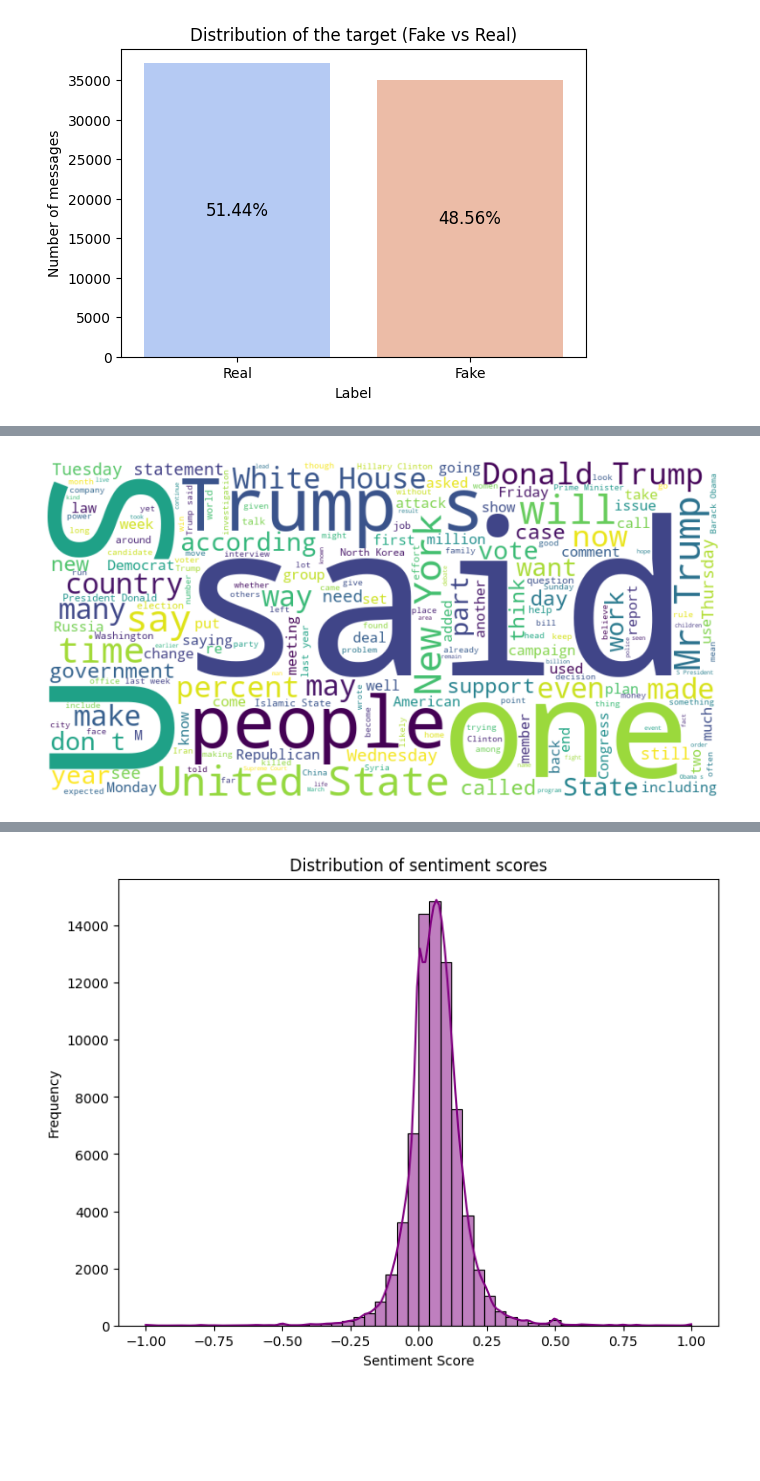
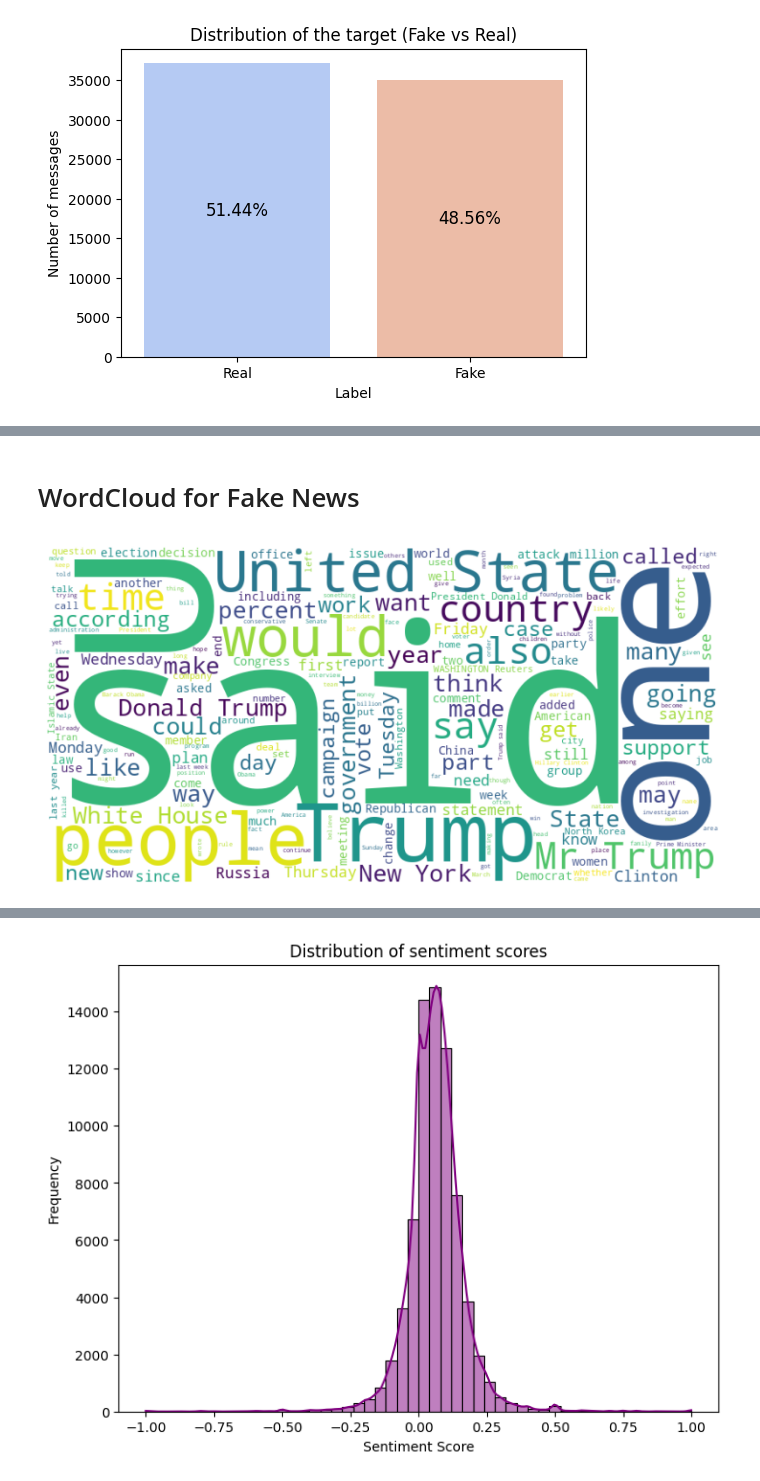
Before and after one commit to katjaweb/mlops-fake-news-prediction, a Jupyter notebook: fake-news-detection.ipynb, the cells around one changed output, grey strips where cells are left out. Drawn from its saved outputs; the diff is of its cells as text; code cells hidden in the pictures; blank space fills up the shorter version.

```diff
--- a/fake-news-detection.ipynb
+++ b/fake-news-detection.ipynb
@@ -567,36 +443,0 @@ df.sort_values(by='text', ascending= False).head(50)[['title', 'text', 'label']]
-# %%
-text = ' '.join(title for title in df['text'])
-
-# all_text = ' '.join(df['text'].dropna())
-# wordcloud = WordCloud(stopwords=stop_words, background_color='white', max_words=100).generate(all_text)
-
-wordcloud = WordCloud(
-    stopwords=stopWords,
-    width=800,
-    height=400,
-    background_color='white',
-    colormap='viridis',
-    max_words=100
-).generate(text)
-
-plt.figure(figsize=(10, 5))
-plt.imshow(wordcloud, interpolation='bilinear')
-plt.axis('off')  # Keine Achsen anzeigen
-plt.show()
-# %%
-text = ' '.join(title for title in df['title_text'])
-
-# Erstellen der Wordcloud
-wordcloud = WordCloud(
-    width=800,
-    height=400,
-    background_color='white',
-    colormap='viridis',
-    max_words=100
-).generate(text)
-
-# Plotten der Wordcloud
-plt.figure(figsize=(10, 5))
-plt.imshow(wordcloud, interpolation='bilinear')
-plt.axis('off')  # Keine Achsen anzeigen
-plt.show()
@@ -603,5 +446,7 @@ plt.show()
+# %%
+df[['title', 'text']] = df[['title', 'text']].fillna("")
 # %%
 fake_news = df[df['label'] == 1]
 real_news = df[df['label'] == 0]
-fake_texts = ' '.join(text for text in fake_news['title_text'])
-real_texts = ' '.join(text for text in real_news['title_text'])
+fake_texts = ' '.join(text for text in fake_news['text'])
+real_texts = ' '.join(text for text in real_news['text'])
@@ -624,16 +453,6 @@ plt.show()
-# %%
-wordcloud = WordCloud(
-    width=800,
-    height=400,
-    background_color='white',
-    colormap='viridis',
-    max_words=200
-).generate(real_texts)
-
-# Plotten der Wordcloud
-plt.figure(figsize=(10, 5))
-plt.imshow(wordcloud, interpolation='bilinear')
-plt.axis('off')  # Keine Achsen anzeigen
-plt.show()
-# %% [output]
-[figure, removed]
+# %% [markdown]
+# WordCloud for Fake News
+# %%
+plot_WordCloud(fake_texts)
+# %% [output]
+[figure, added]
```
Also changed, not shown: parts of 37 cells of this notebook, 1 other file.
